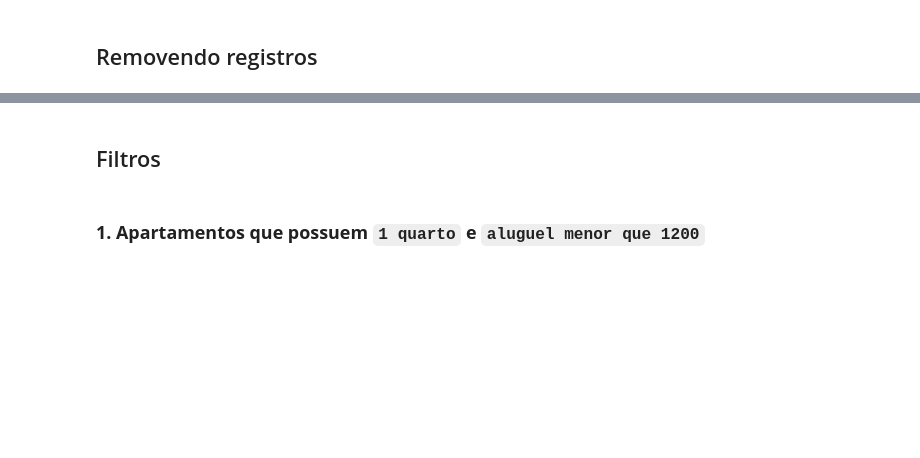
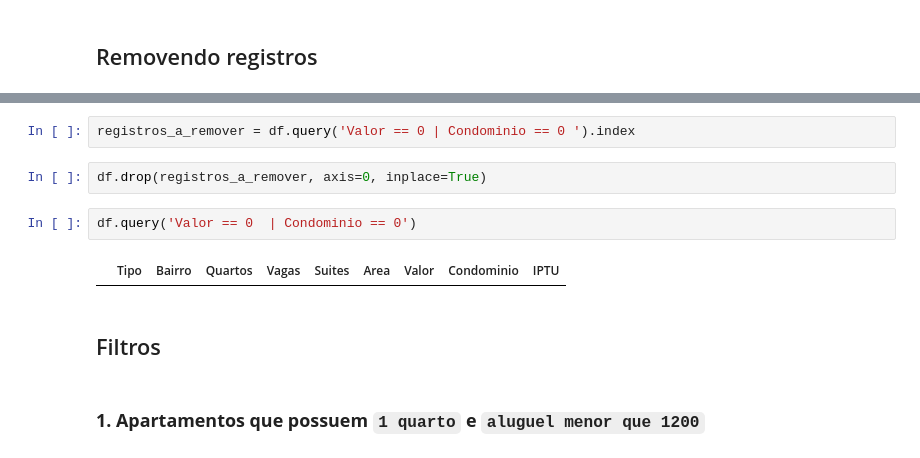
Before and after one commit to RickelmeDSC/pandas-conhecendo-a-biblioteca, a Jupyter notebook: notebook_inicial.ipynb, the cells around one changed output, grey strips where cells are left out. Saved outputs shown, nothing was run; the diff lists cells and outputs as text; blank space fills up the shorter version.

```diff
--- a/notebook_inicial.ipynb
+++ b/notebook_inicial.ipynb
@@ -345,3 +428,11 @@ df.head()
+# %%
+registros_a_remover = df.query('Valor == 0 | Condominio == 0 ').index
+# %%
+df.drop(registros_a_remover, axis=0, inplace=True)
+# %%
+df.query('Valor == 0  | Condominio == 0')
+# %% [output]
+|  | Tipo | Bairro | Quartos | Vagas | Suites | Area | Valor | Condominio | IPTU |
 # %% [markdown]
 ## Filtros
 # %% [markdown]
```
Also changed, not shown: parts of 7 cells of this notebook.
